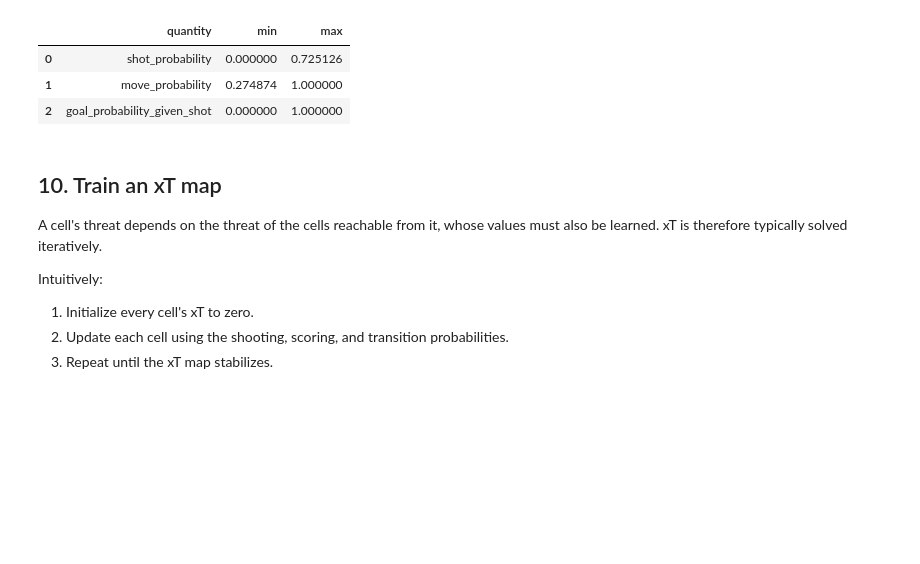
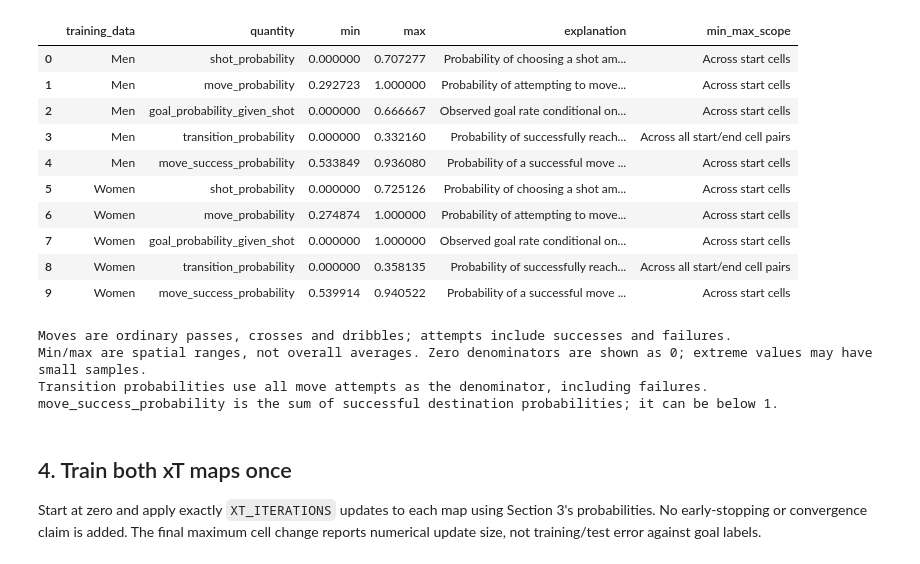
Before and after one commit to VictorYu379/womens-football-metrics-analysis, a Jupyter notebook: enriched_xt_features_competition_events.ipynb, the cells around one changed output. Saved outputs shown, nothing was run; the diff lists cells and outputs as text; code cells hidden in the pictures; blank space fills up the shorter version.

```diff
--- a/enriched_xt_features_competition_events.ipynb
+++ b/enriched_xt_features_competition_events.ipynb
@@ -482,53 +559,93 @@ def divide_safely(numerator, denominator):
 def counts_to_xt_probabilities(xt_counts):
     '''Convert raw xT counts to shooting, goal, movement, and transition probabilities.'''
     shot_counts = xt_counts["shot_counts"]
     goal_counts = xt_counts["goal_counts"]
     move_counts = xt_counts["move_counts"]
     transition_counts = xt_counts["transition_counts"]
 
     action_counts = shot_counts + move_counts
     shot_probability = divide_safely(shot_counts, action_counts)
     move_probability = divide_safely(move_counts, action_counts)
     goal_probability_given_shot = divide_safely(goal_counts, shot_counts)
 
-    transition_totals = transition_counts.sum(axis=(2, 3), keepdims=True)
+    transition_totals = move_counts[:, :, np.newaxis, np.newaxis]
     transition_probability = np.divide(
         transition_counts,
         transition_totals,
         out=np.zeros_like(transition_counts, dtype=float),
         where=transition_totals > 0,
     )
 
     return {
         "shot_probability": shot_probability,
         "move_probability": move_probability,
         "goal_probability_given_shot": goal_probability_given_shot,
         "transition_probability": transition_probability,
+        "move_success_probability": transition_probability.sum(axis=(2, 3)),
     }
 
 
+men_train_probabilities = counts_to_xt_probabilities(men_train_counts)
 women_train_probabilities = counts_to_xt_probabilities(women_train_counts)
+probability_descriptions = {
+    "shot_probability": (
+        "Probability of choosing a shot among modeled actions: shots / (shots + all move attempts).",
+        "Across start cells",
+    ),
+    "move_probability": (
+        "Probability of attempting to move the ball: all move attempts / (shots + all move attempts).",
+        "Across start cells",
+    ),
+    "goal_probability_given_shot": (
+        "Observed goal rate conditional on taking a shot: goals / shots.",
+        "Across start cells",
+    ),
+    "transition_probability": (
+        "Probability of successfully reaching a specific destination: successful moves from A to B / all move attempts from A.",
+        "Across all start/end cell pairs",
+    ),
+    "move_success_probability": (
+        "Probability of a successful move to any destination: successful moves / all move attempts; the sum of destination transition probabilities.",
+        "Across start cells",
+    ),
+}
+probability_summary = pd.DataFrame([
+    {
+        "training_data": label, "quantity": name, "min": values.min(), "max": values.max(),
+        "explanation": probability_descriptions[name][0],
+        "min_max_scope": probability_descriptions[name][1],
+    }
+    for label, probabilities in [("Men", men_train_probabilities), ("Women", women_train_probabilities)]
+    for name, values in probabilities.items()
+])
+with pd.option_context("display.max_colwidth", None):
+    display(probability_summary)
 
-pd.DataFrame(
-    {
-        "quantity": ["shot_probability", "move_probability", "goal_probability_given_shot"],
-        "min": [women_train_probabilities[name].min() for name in ["shot_probability", "move_probability", "goal_probability_given_shot"]],
-        "max": [women_train_probabilities[name].max() for name in ["shot_probability", "move_probability", "goal_probability_given_shot"]],
-    }
-)
+print("Moves are ordinary passes, crosses and dribbles; attempts include successes and failures.")
+print("Min/max are spatial ranges, not overall averages. Zero denominators are shown as 0; extreme values may have small samples.")
+
+print("Transition probabilities use all move attempts as the denominator, including failures.")
+print("move_success_probability is the sum of successful destination probabilities; it can be below 1.")
 # %% [output]
-|  | quantity | min | max |
-| 0 | shot_probability | 0.000000 | 0.725126 |
-| 1 | move_probability | 0.274874 | 1.000000 |
-| 2 | goal_probability_given_shot | 0.000000 | 1.000000 |
+|  | training_data | quantity | min | max | explanation | min_max_scope |
+| 0 | Men | shot_probability | 0.000000 | 0.707277 | Probability of choosing a shot am... | Across start cells |
+| 1 | Men | move_probability | 0.292723 | 1.000000 | Probability of attempting to move... | Across start cells |
+| 2 | Men | goal_probability_given_shot | 0.000000 | 0.666667 | Observed goal rate conditional on... | Across start cells |
+| 3 | Men | transition_probability | 0.000000 | 0.332160 | Probability of successfully reach... | Across all start/end cell pairs |
+| 4 | Men | move_success_probability | 0.533849 | 0.936080 | Probability of a successful move ... | Across start cells |
+| 5 | Women | shot_probability | 0.000000 | 0.725126 | Probability of choosing a shot am... | Across start cells |
+| 6 | Women | move_probability | 0.274874 | 1.000000 | Probability of attempting to move... | Across start cells |
+| 7 | Women | goal_probability_given_shot | 0.000000 | 1.000000 | Observed goal rate conditional on... | Across start cells |
+| 8 | Women | transition_probability | 0.000000 | 0.358135 | Probability of successfully reach... | Across all start/end cell pairs |
+| 9 | Women | move_success_probability | 0.539914 | 0.940522 | Probability of a successful move ... | Across start cells |
+Moves are ordinary passes, crosses and dribbles; attempts include successes and failures.
+Min/max are spatial ranges, not overall averages. Zero denominators are shown as 0; extreme values may have small samples.
+Transition probabilities use all move attempts as the denominator, including failures.
+move_success_probability is the sum of successful destination probabilities; it can be below 1.
 # %% [markdown]
-## 10. Train an xT map
+## 4. Train both xT maps once
 
-A cell's threat depends on the threat of the cells reachable from it, whose values must also be learned. xT is therefore typically solved iteratively.
-
-Intuitively:
-
-1. Initialize every cell's xT to zero.
-2. Update each cell using the shooting, scoring, and transition probabilities.
-3. Repeat until the xT map stabilizes.
+Start at zero and apply exactly `XT_ITERATIONS` updates to each map using Section 3's
+probabilities. No early-stopping or convergence claim is added. The final maximum cell
+change reports numerical update size, not training/test error against goal labels.
 # %%
```
Also changed, not shown: parts of 55 cells of this notebook, 1 other file.
